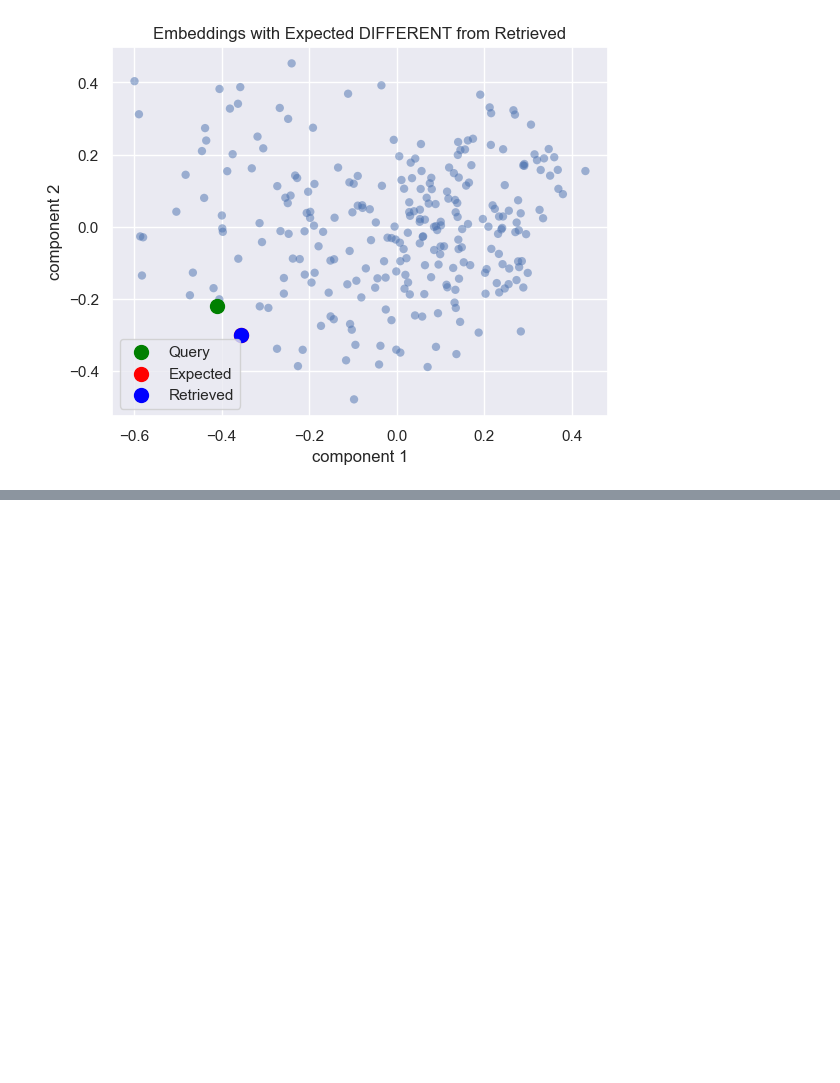
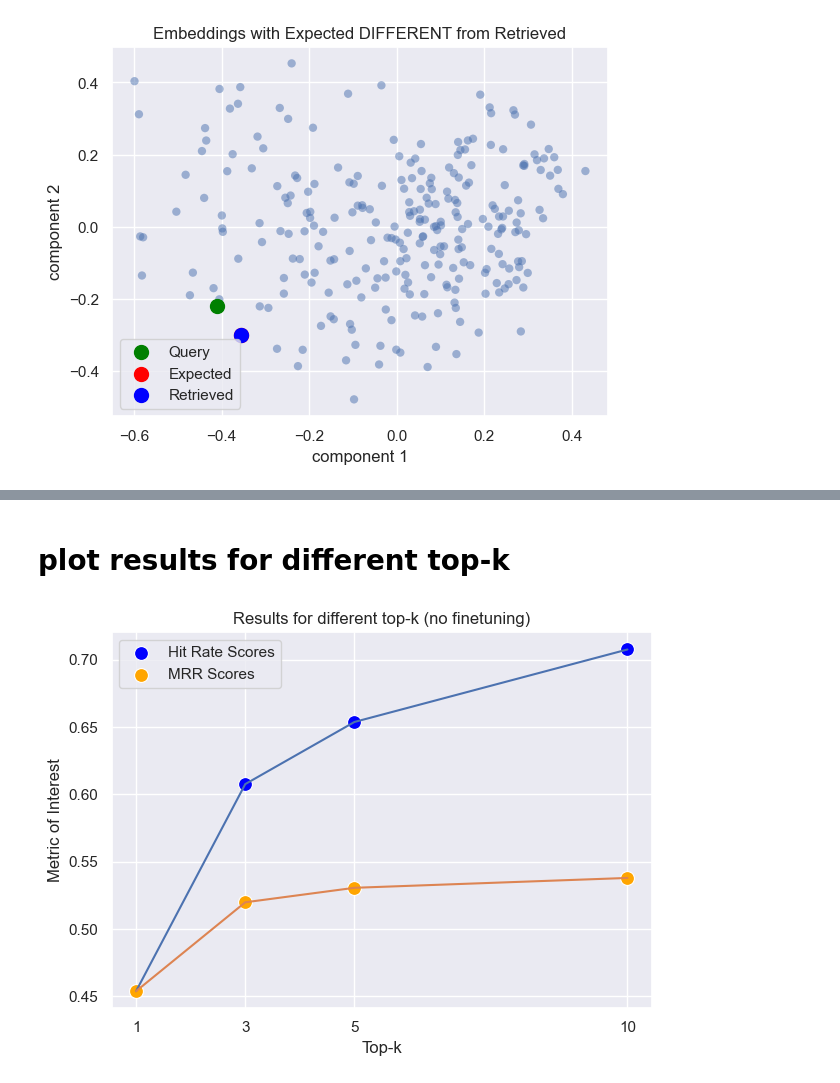
Before and after one commit to giobbu/GenAI, a Jupyter notebook: embedding-multilingual/improving_with_finetuning.ipynb, the cells around one changed output, grey strips where cells are left out. Drawn from its saved outputs; the diff is of its cells as text; code cells hidden in the pictures; blank space fills up the shorter version.

```diff
--- a/embedding-multilingual/improving_with_finetuning.ipynb
+++ b/embedding-multilingual/improving_with_finetuning.ipynb
@@ -111,0 +107,18 @@ df_results_no_finetuning
+# %%
+import pandas as pd
+from loguru import logger
+
+df_results_no_finetuning = pd.DataFrame()
+
+for top_k in [1, 3, 5, 10]:
+
+    logger.info(f"Evaluating for top_k={top_k}")
+
+    df_paraphrase_l12_results_it = evaluate(dataset=it_dataset,
+                                            embed_model=embed_model_paraphrase_l12,
+                                            top_k=top_k,
+                                            verbose=True)
+    df_results_no_finetuning_topk = dataframe_results(top_k, df_paraphrase_l12_results_it, finetuned=False)
+    df_results_no_finetuning = pd.concat([df_results_no_finetuning, df_results_no_finetuning_topk], ignore_index=True)
+
+df_results_no_finetuning
@@ -111,0 +135,17 @@ df_results_no_finetuning
+# %% [markdown]
+# plot results for different top-k
+# %%
+# plot results for different top-k is_hit and mrr
+sns.lineplot(data=df_results_no_finetuning, x="top_k", y="is_hit")
+sns.lineplot(data=df_results_no_finetuning, x="top_k", y="mrr")
+sns.scatterplot(data=df_results_no_finetuning, x="top_k", y="is_hit", color="blue", s=100, label="Hit Rate Scores")
+sns.scatterplot(data=df_results_no_finetuning, x="top_k", y="mrr", color="orange", s=100, label="MRR Scores")
+plt.title("Results for different top-k (no finetuning)")
+plt.xlabel("Top-k")
+plt.ylabel("Metric of Interest")
+plt.xticks(ticks=df_results_no_finetuning["top_k"].unique())
+plt.grid(True)
+plt.tight_layout()
+plt.show()
+# %% [output]
+[figure, added]
```
Also changed, not shown: parts of 10 cells of this notebook, 1 other file.
